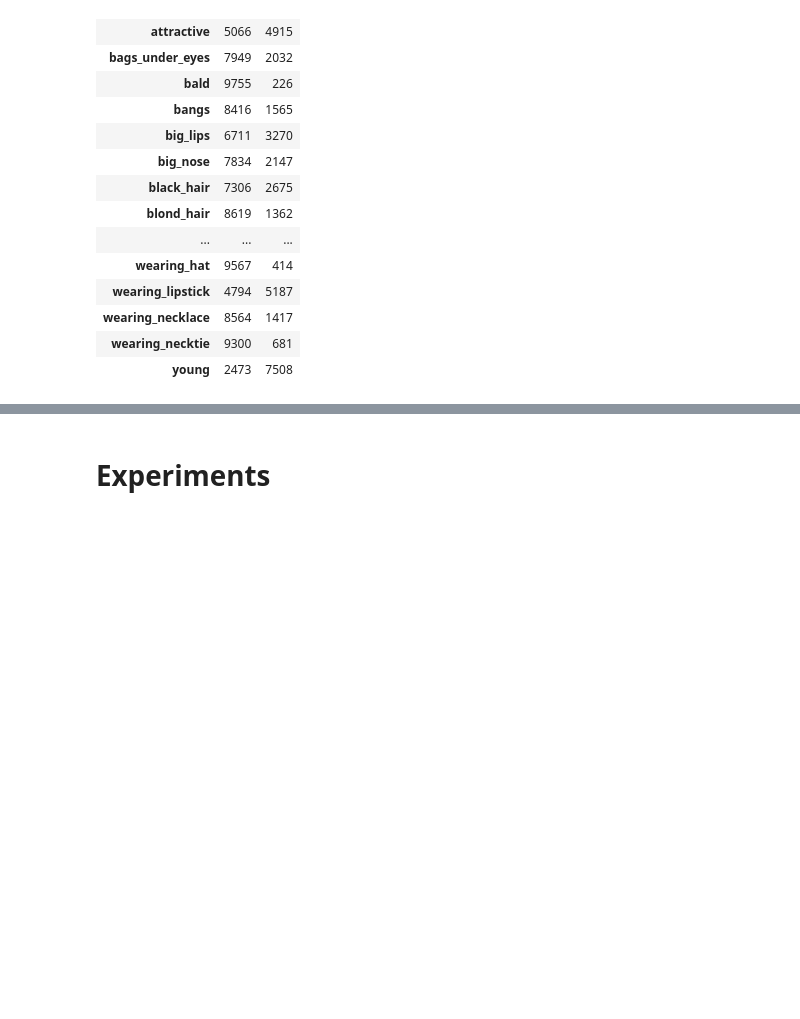
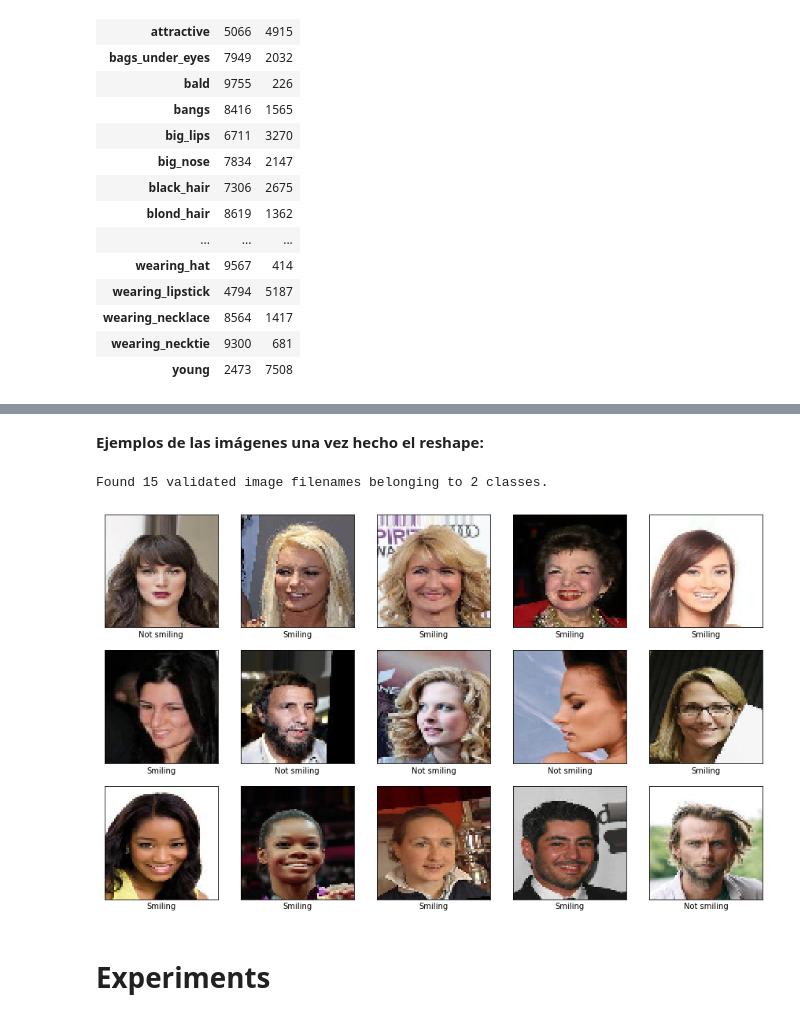
Before and after one commit to AgusTrulli/ML_Grupo_2, a Jupyter notebook: tp3_cv.ipynb, the cells around one changed output, grey strips where cells are left out. Drawn from its saved outputs; the diff is of its cells as text; code cells hidden in the pictures; blank space fills up the shorter version.

```diff
--- a/tp3_cv.ipynb
+++ b/tp3_cv.ipynb
@@ -450,3 +468,10 @@ make_data_volume(df_data, 2)
+# %% [markdown]
+**Ejemplos de las imágenes una vez hecho el reshape:**
+# %%
+show_images(df=pd.concat([df_train, df_test, df_validation]))
+# %% [output]
+Found 15 validated image filenames belonging to 2 classes.
+[figure, added]
 # %% [markdown]
 # Experiments
 # %% [markdown]
```
Also changed, not shown: parts of 86 cells of this notebook.
